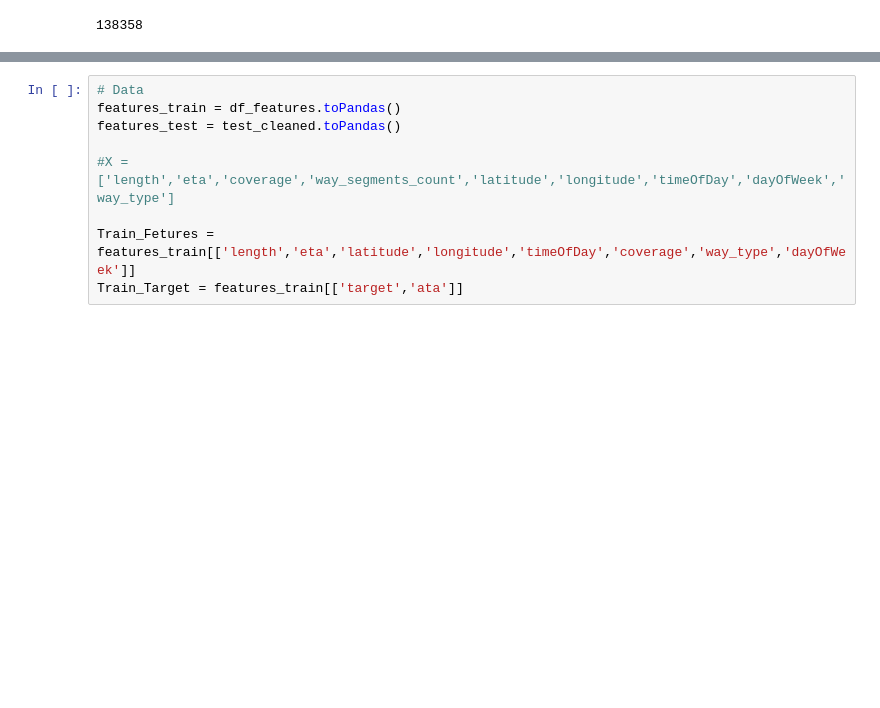
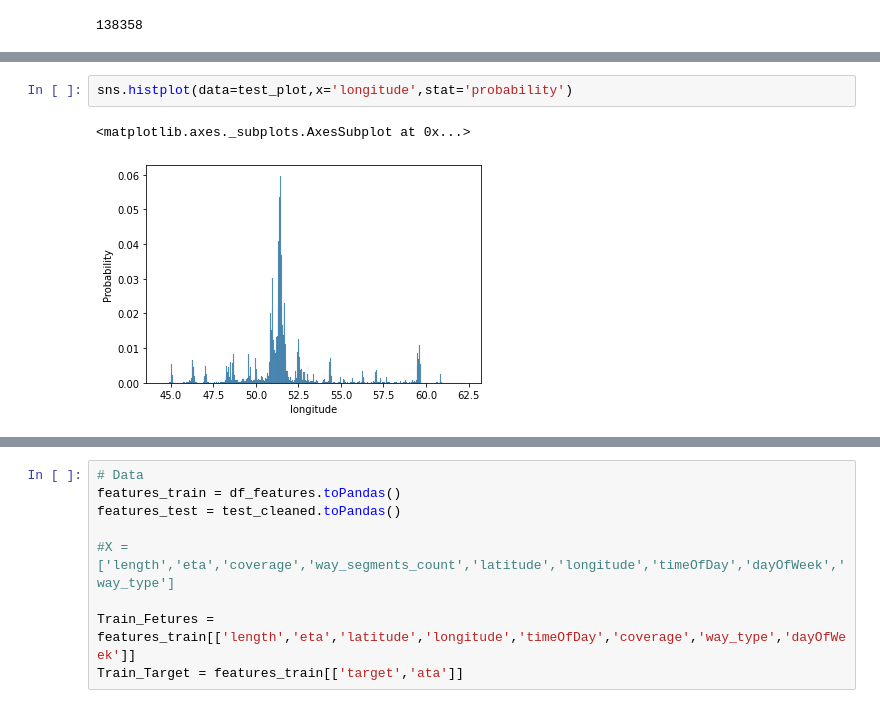
Before and after one commit to alizkzm/ETA_Prediction, a Jupyter notebook: ETA_Prediction.ipynb, the cells around one changed output, grey strips where cells are left out. Saved outputs shown, nothing was run; the diff lists cells and outputs as text; blank space fills up the shorter version.

```diff
--- a/ETA_Prediction.ipynb
+++ b/ETA_Prediction.ipynb
@@ -423,0 +451,5 @@ features_test = test_cleaned.toPandas()
+# %%
+sns.histplot(data=test_plot,x='longitude',stat='probability')
+# %% [output]
+<matplotlib.axes._subplots.AxesSubplot at 0x...>
+[figure, added]
```
Also changed, not shown: parts of 16 cells of this notebook, 1 other file.
